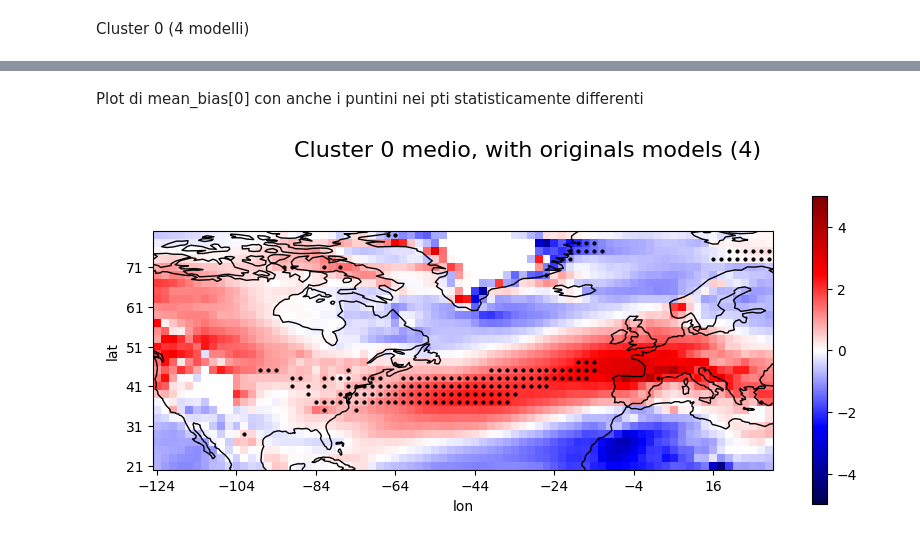
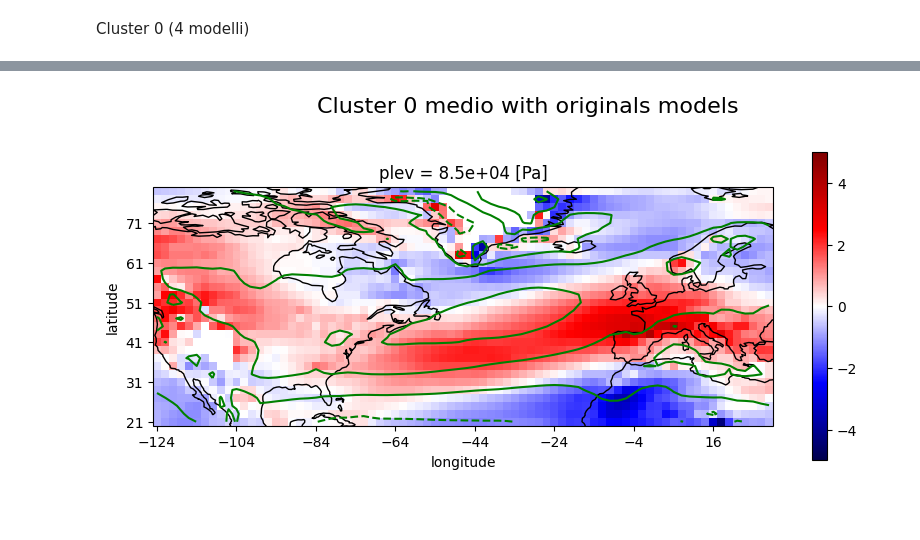
Before and after one commit to sbeltrami/tesi, a Jupyter notebook: bootstrap.ipynb, the cells around one changed output, grey strips where cells are left out. Saved outputs shown, nothing was run; the diff lists cells and outputs as text; code cells hidden in the pictures; blank space fills up the shorter version.

```diff
--- a/bootstrap.ipynb
+++ b/bootstrap.ipynb
@@ -272,24 +77,0 @@ for i in range(len(mean_bias[0].lat.values)): #ciclo sulle latitudini
-# %% [markdown]
-Plot di mean_bias[0] con anche i puntini nei pti statisticamente differenti
-# %%
-fig, ax = plt.subplots(figsize=(10, 4), subplot_kw={"projection": ccrs.PlateCarree()})
-#plot
-plot_mod = ax.pcolormesh(mean_bias[0].lon, mean_bias[0].lat, mean_bias[0], vmin=-5, vmax=5, cmap='seismic')
-coords = np.where(matrix10 == 1) #array di valori di longitudini e latitudini in cui matrix10 = 1
-# Plot dei punti solo dove matrix10 è uguale a 1
-ax.plot(mean_bias[0].lon[coords[1]], mean_bias[0].lat[coords[0]], marker='o', color='black', markersize=2, linestyle='None', transform=ccrs.PlateCarree())
-#imposto lat-lon sugli assi
-ax.set_xticks(np.arange(mean_bias[0].lon.min(), mean_bias[0].lon.max(), 20))
-ax.set_yticks(np.arange(mean_bias[0].lat.min(), mean_bias[0].lat.max(), 10))
-#aggiungo coste
-ax.coastlines()
-#Label assi
-ax.set_xlabel('lon')
-ax.set_ylabel('lat')
-#barra di colori
-fig.colorbar(plot_mod,ax=ax)
-# Titolo
-fig.suptitle('Cluster 0 medio, with originals models (4)', fontsize=16, y=1.02)
-fig.show()
-# %% [output]
-[figure, removed]
@@ -295,0 +84,5 @@ fig.show()
+# %%
+#Plot cluster medio
+plot_mean_cluster_atmos(list_cluster0,models_atmos,era_na_seas_mean,'Cluster 0 medio with originals models','cl0_mean.pdf',-5,5,(10,4))
+# %% [output]
+[figure, added]
```
Also changed, not shown: parts of 61 cells of this notebook, 1 other file.
